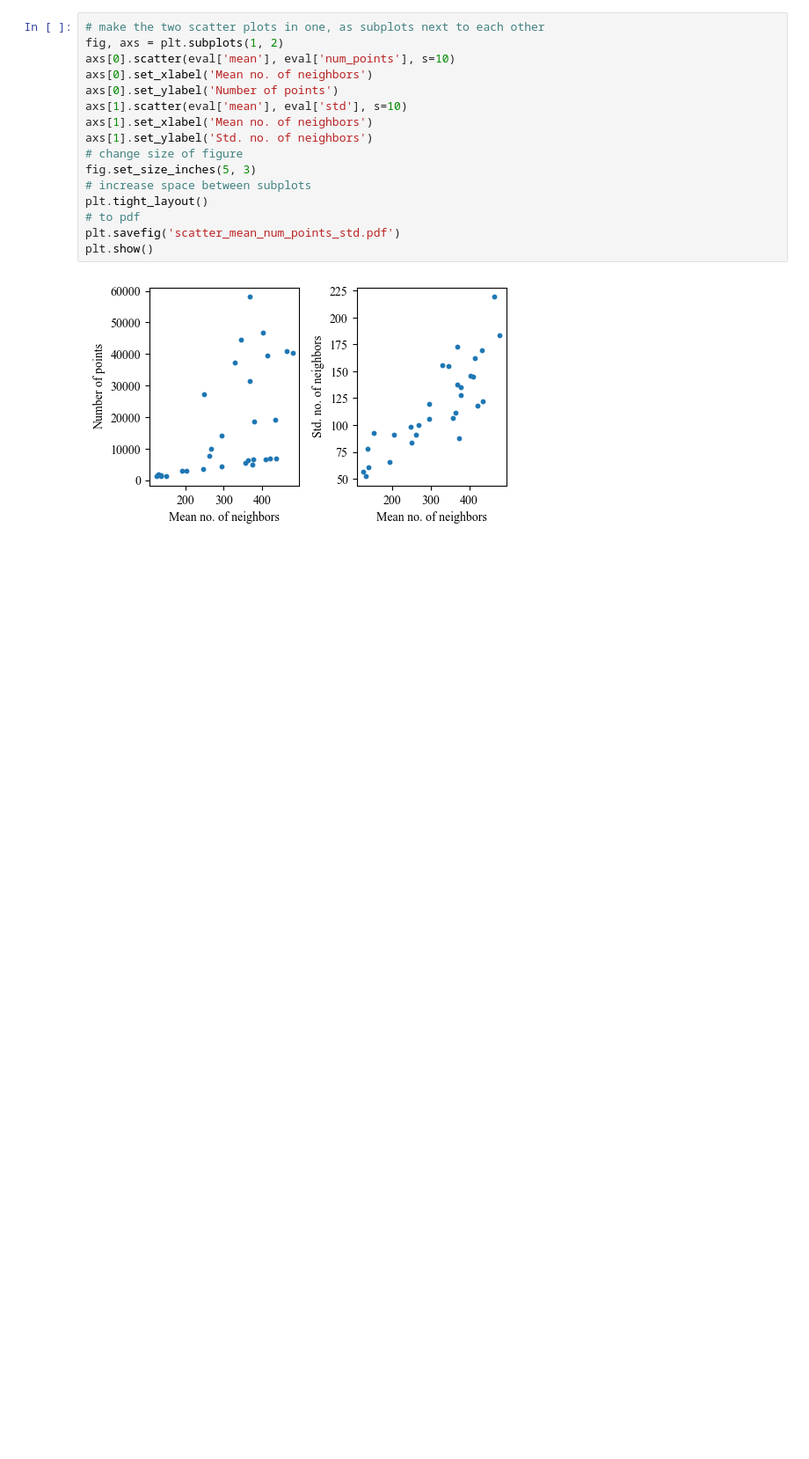
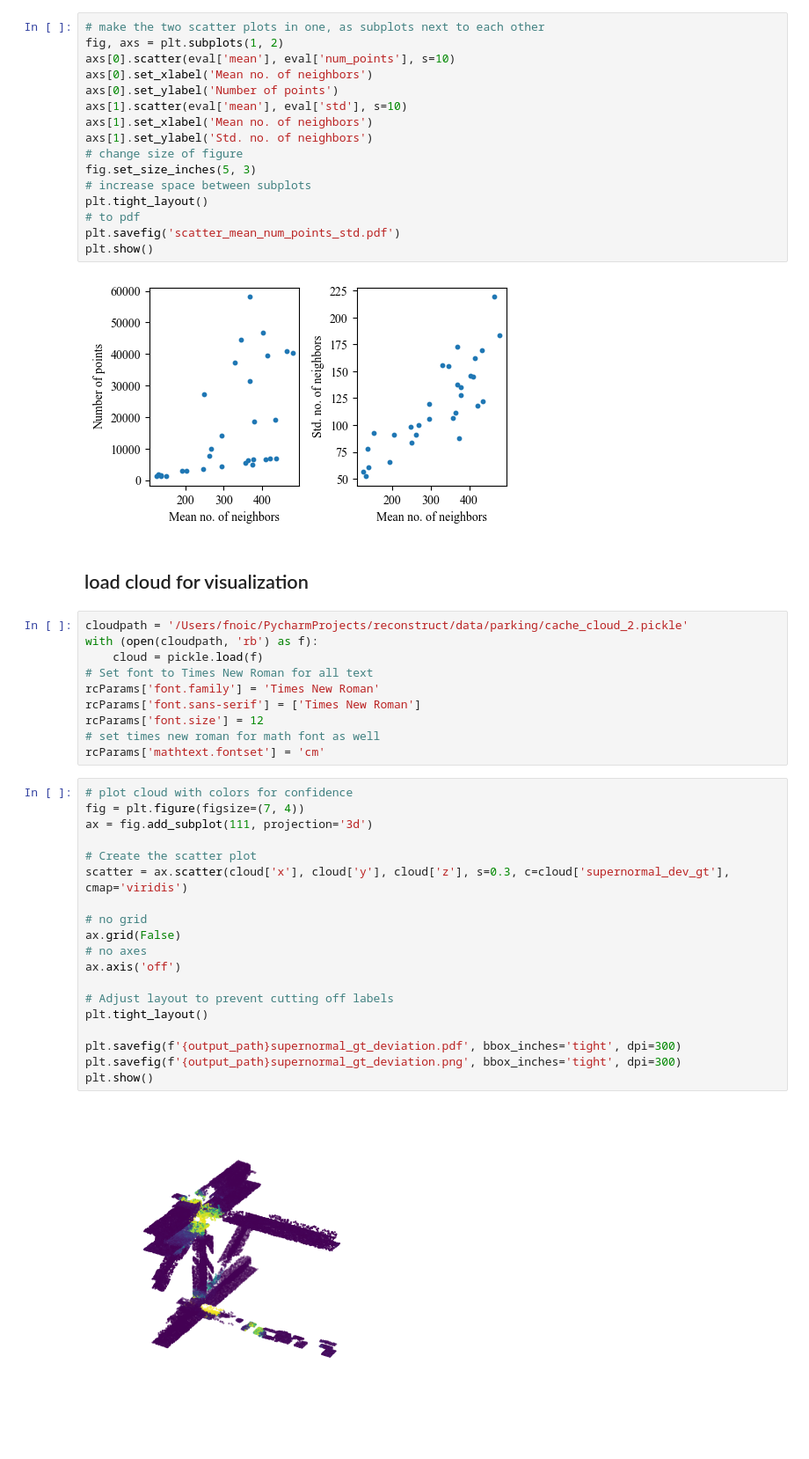
Before and after one commit to fnoi/reconstruct, a Jupyter notebook: evaluation_notebooks/cloud_analysis.ipynb, the cells around one changed output. Shown at 88% size. Drawn from its saved outputs; the diff is of its cells as text; blank space fills up the shorter version.

```diff
--- a/evaluation_notebooks/cloud_analysis.ipynb
+++ b/evaluation_notebooks/cloud_analysis.ipynb
@@ -84,3 +90,36 @@ plt.savefig('scatter_mean_num_points_std.pdf')
 plt.show()
 # %% [output]
 [figure]
+# %% [markdown]
+## load cloud for visualization
+# %%
+cloudpath = '/Users/fnoic/PycharmProjects/reconstruct/data/parking/cache_cloud_2.pickle'
+with (open(cloudpath, 'rb') as f):
+    cloud = pickle.load(f)
+# Set font to Times New Roman for all text
+rcParams['font.family'] = 'Times New Roman'
+rcParams['font.sans-serif'] = ['Times New Roman']
+rcParams['font.size'] = 12
+# set times new roman for math font as well
+rcParams['mathtext.fontset'] = 'cm'
+# %%
+# plot cloud with colors for confidence
+fig = plt.figure(figsize=(7, 4))
+ax = fig.add_subplot(111, projection='3d')
+
+# Create the scatter plot
+scatter = ax.scatter(cloud['x'], cloud['y'], cloud['z'], s=0.3, c=cloud['supernormal_dev_gt'], cmap='viridis')
+
+# no grid
+ax.grid(False)
+# no axes
+ax.axis('off')
+
+# Adjust layout to prevent cutting off labels
+plt.tight_layout()
+
+plt.savefig(f'{output_path}supernormal_gt_deviation.pdf', bbox_inches='tight', dpi=300)
+plt.savefig(f'{output_path}supernormal_gt_deviation.png', bbox_inches='tight', dpi=300)
+plt.show()
+# %% [output]
+[figure, added]
```
Also changed, not shown: parts of 5 cells of this notebook, 2 other files.
